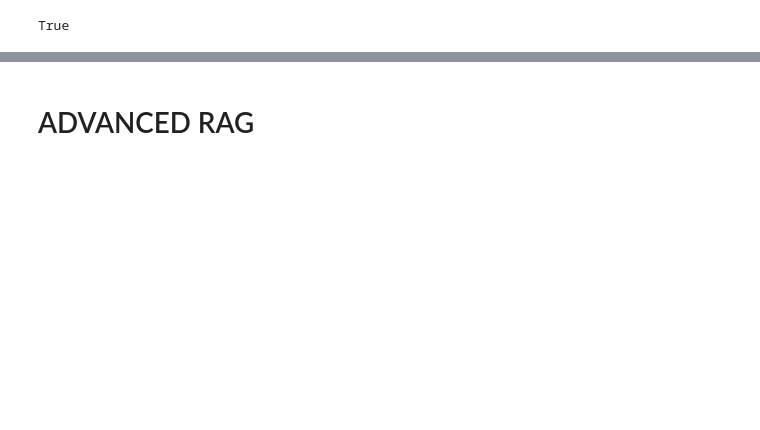
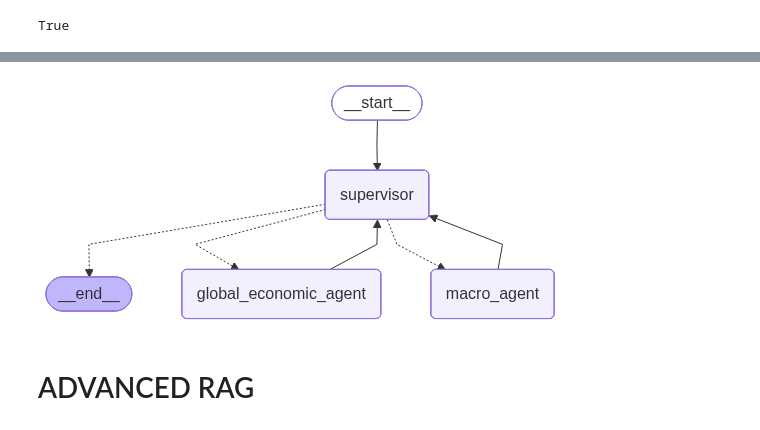
Before and after one commit to dvy246/Heimdall, a Jupyter notebook: notebooks/experiment.ipynb, the cells around one changed output, grey strips where cells are left out. Cells and saved outputs as stored; diff of their text form; code cells hidden in the pictures; blank space fills up the shorter version.

```diff
--- a/notebooks/experiment.ipynb
+++ b/notebooks/experiment.ipynb
@@ -1177,3 +2311,7 @@ economic_supervisor=create_supervisor(
+# %%
+economic_supervisor
+# %% [output]
+[figure, added]
 # %% [markdown]
 # ADVANCED RAG
 # %%
```
Also changed, not shown: parts of 45 cells of this notebook, 2 other files.
